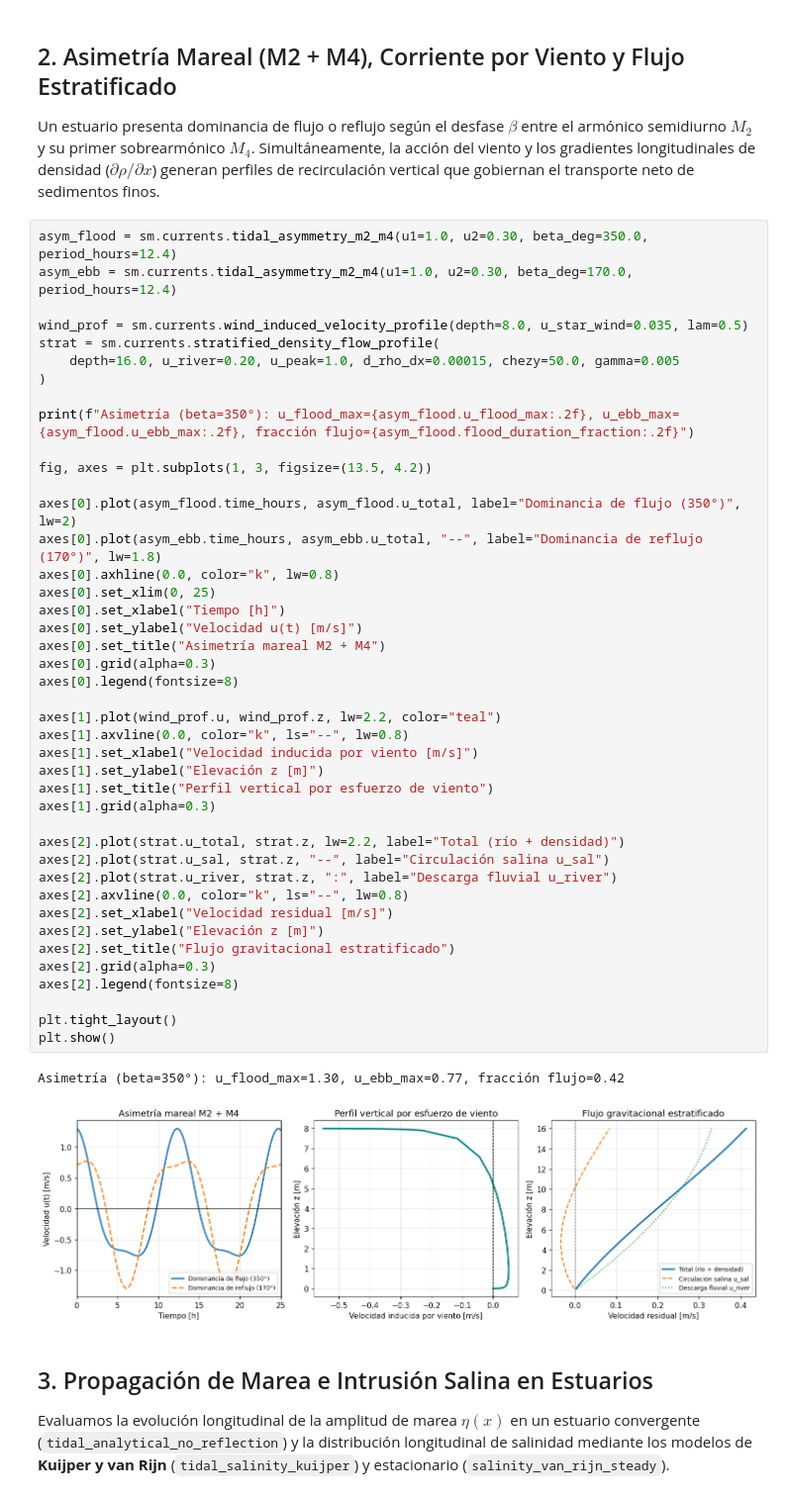
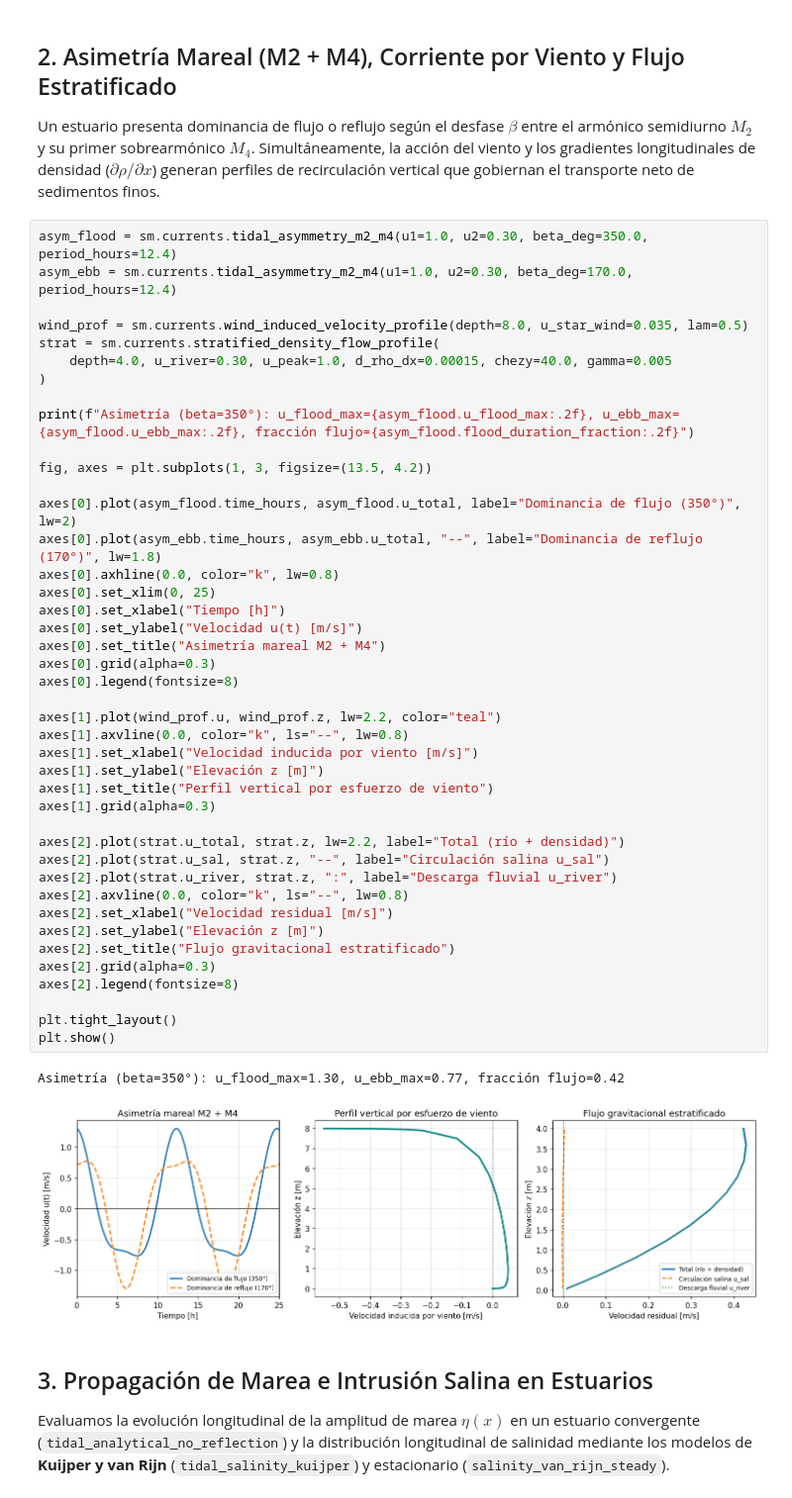
Before and after one commit to INH-IDI/sedmor_toolkit, a Jupyter notebook: examples/02_Hidrodinamica_Rios_Mareas_y_Viento.ipynb, the cells around one changed output. Shown at 99% size. Saved outputs shown, nothing was run; the diff lists cells and outputs as text.

```diff
--- a/examples/02_Hidrodinamica_Rios_Mareas_y_Viento.ipynb
+++ b/examples/02_Hidrodinamica_Rios_Mareas_y_Viento.ipynb
@@ -83,7 +83,7 @@ asym_ebb = sm.currents.tidal_asymmetry_m2_m4(u1=1.0, u2=0.30, beta_deg=170.0, pe
 
 wind_prof = sm.currents.wind_induced_velocity_profile(depth=8.0, u_star_wind=0.035, lam=0.5)
 strat = sm.currents.stratified_density_flow_profile(
-    depth=16.0, u_river=0.20, u_peak=1.0, d_rho_dx=0.00015, chezy=50.0, gamma=0.005
+    depth=4.0, u_river=0.30, u_peak=1.0, d_rho_dx=0.00015, chezy=40.0, gamma=0.005
 )
 
 print(f"Asimetría (beta=350°): u_flood_max={asym_flood.u_flood_max:.2f}, u_ebb_max={asym_flood.u_ebb_max:.2f}, fracción flujo={asym_flood.flood_duration_fraction:.2f}")
@@ -94,34 +94,34 @@ axes[0].plot(asym_flood.time_hours, asym_flood.u_total, label="Dominancia de flu
 axes[0].plot(asym_ebb.time_hours, asym_ebb.u_total, "--", label="Dominancia de reflujo (170°)", lw=1.8)
 axes[0].axhline(0.0, color="k", lw=0.8)
 axes[0].set_xlim(0, 25)
 axes[0].set_xlabel("Tiempo [h]")
 axes[0].set_ylabel("Velocidad u(t) [m/s]")
 axes[0].set_title("Asimetría mareal M2 + M4")
 axes[0].grid(alpha=0.3)
 axes[0].legend(fontsize=8)
 
 axes[1].plot(wind_prof.u, wind_prof.z, lw=2.2, color="teal")
 axes[1].axvline(0.0, color="k", ls="--", lw=0.8)
 axes[1].set_xlabel("Velocidad inducida por viento [m/s]")
 axes[1].set_ylabel("Elevación z [m]")
 axes[1].set_title("Perfil vertical por esfuerzo de viento")
 axes[1].grid(alpha=0.3)
 
 axes[2].plot(strat.u_total, strat.z, lw=2.2, label="Total (río + densidad)")
 axes[2].plot(strat.u_sal, strat.z, "--", label="Circulación salina u_sal")
 axes[2].plot(strat.u_river, strat.z, ":", label="Descarga fluvial u_river")
 axes[2].axvline(0.0, color="k", ls="--", lw=0.8)
 axes[2].set_xlabel("Velocidad residual [m/s]")
 axes[2].set_ylabel("Elevación z [m]")
 axes[2].set_title("Flujo gravitacional estratificado")
 axes[2].grid(alpha=0.3)
 axes[2].legend(fontsize=8)
 
 plt.tight_layout()
 plt.show()
 # %% [output]
 Asimetría (beta=350°): u_flood_max=1.30, u_ebb_max=0.77, fracción flujo=0.42
-[figure, old version]
+[figure, new version]
 # %% [markdown]
 ## 3. Propagación de Marea e Intrusión Salina en Estuarios
 
```
Also changed, not shown: parts of 3 cells of this notebook.
